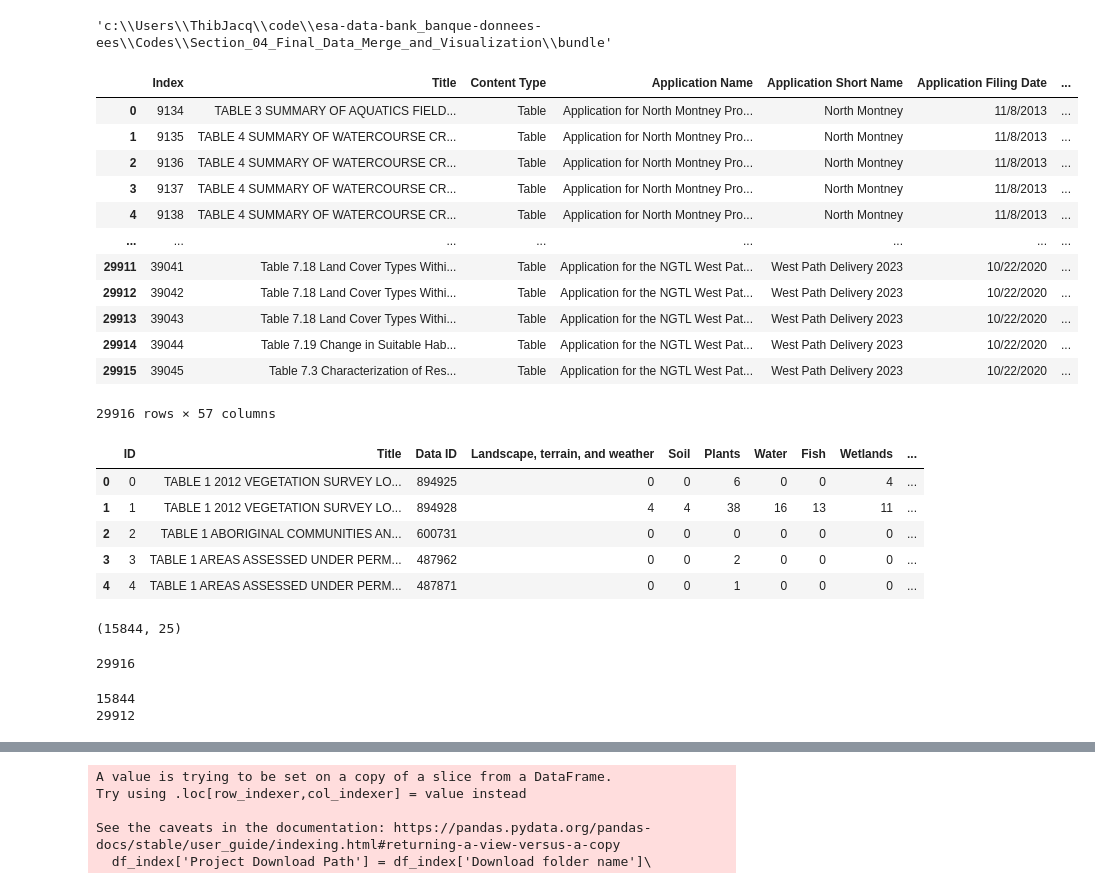
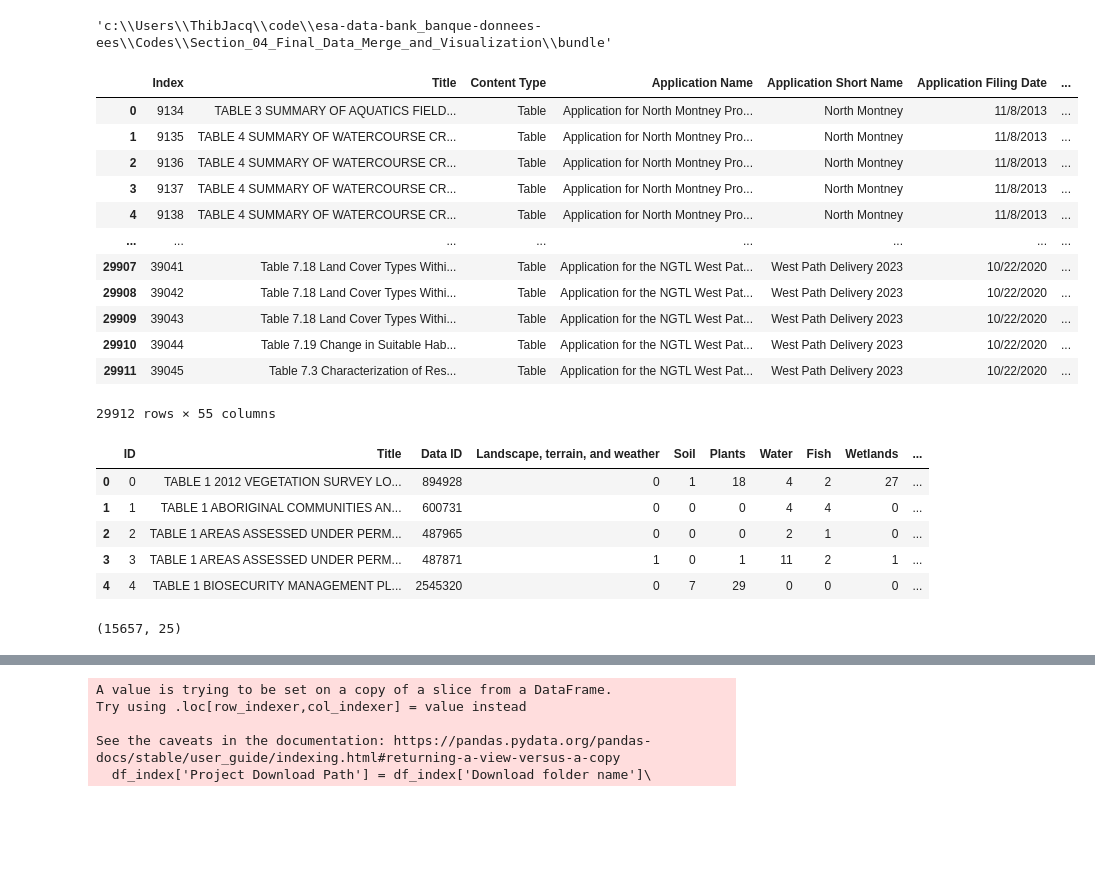
Before and after one commit to CER-REC/esa-data-bank_banque-donnees-ees, a Jupyter notebook: Codes/Section_04_Final_Data_Merge_and_Visualization/bundle/bundle_index.ipynb, the cells around one changed output, grey strips where cells are left out. Saved outputs shown, nothing was run; the diff lists cells and outputs as text; code cells hidden in the pictures; blank space fills up the shorter version.

```diff
--- a/Codes/Section_04_Final_Data_Merge_and_Visualization/bundle/bundle_index.ipynb
+++ b/Codes/Section_04_Final_Data_Merge_and_Visualization/bundle/bundle_index.ipynb
@@ -11,40 +11,42 @@ os.getcwd()
 # %% [output]
 'c:\\Users\\ThibJacq\\code\\esa-data-bank_banque-donnees-ees\\Codes\\Section_04_Final_Data_Merge_and_Visualization\\bundle'
 # %%
-index_with_vcs_eng = str(Path().resolve().parents[1]) + '\\Section_05_VEC_Labeling_for_Tables\\mydata\\esa_index_keyword_labeled_23aug2021.csv'
+index_with_vcs_eng = str(Path().resolve().parents[1]) + '\\Section_05_VEC_Labeling_for_Tables\\mydata\\esa_index_keyword_labeled_2021-08-26_20-24-44.csv'
 index_with_bad_csv_column = str(Path().resolve().parents[1]) + "\\Section_05_VEC_Labeling_for_Tables\\mydata\\ESA_website_ENG_2021_01_28.csv"
 # %%
 df_index_raw = pd.read_csv(index_with_vcs_eng, encoding="utf-8")
 df_index_raw.drop(columns=['text'], inplace=True)
 df_bad_csv_column = pd.read_csv(index_with_bad_csv_column, encoding="utf-8")
 df_index_raw['bad_csv'] = df_bad_csv_column['bad_csv']
 
 
 df_index_raw['Data ID'].replace(to_replace=nan, value=0, inplace=True)
 df_index_raw['Data ID'].replace(to_replace="https://apps.cer-rec.gc.ca/REGDOCS/File/Download/895339", value="895339", inplace=True)
-df_index_raw['bad_csv'].replace(to_replace=nan, value='FALSE', inplace=True)
+df_index_raw['bad_csv'].replace(to_replace=nan, value=bool(False), inplace=True)
+df_index_raw.rename(columns={'CSV Filename': 'filename'}, inplace=True)
+df_index_raw.drop(columns=['csvFileName'], inplace=True)
 
 def df_convert_all_floats_in_column_to_int(df, col_name):
     df[col_name] = df[col_name].astype(float)
     df[col_name] = df[col_name].astype(int)
 
 df_convert_all_floats_in_column_to_int(df_index_raw, "Data ID")
 df_index_raw.drop(columns=["Unnamed: 0"], inplace=True)
 df_index_raw
 # %% [output]
 |  | Index | Title | Content Type | Application Name | Application Short Name | Application Filing Date | ... |
 | 0 | 9134 | TABLE 3 SUMMARY OF AQUATICS FIELD... | Table | Application for North Montney Pro... | North Montney | 11/8/2013 | ... |
 | 1 | 9135 | TABLE 4 SUMMARY OF WATERCOURSE CR... | Table | Application for North Montney Pro... | North Montney | 11/8/2013 | ... |
 | 2 | 9136 | TABLE 4 SUMMARY OF WATERCOURSE CR... | Table | Application for North Montney Pro... | North Montney | 11/8/2013 | ... |
 | 3 | 9137 | TABLE 4 SUMMARY OF WATERCOURSE CR... | Table | Application for North Montney Pro... | North Montney | 11/8/2013 | ... |
 | 4 | 9138 | TABLE 4 SUMMARY OF WATERCOURSE CR... | Table | Application for North Montney Pro... | North Montney | 11/8/2013 | ... |
 | ... | ... | ... | ... | ... | ... | ... | ... |
-| 29911 | 39041 | Table 7.18 Land Cover Types Withi... | Table | Application for the NGTL West Pat... | West Path Delivery 2023 | 10/22/2020 | ... |
-| 29912 | 39042 | Table 7.18 Land Cover Types Withi... | Table | Application for the NGTL West Pat... | West Path Delivery 2023 | 10/22/2020 | ... |
-| 29913 | 39043 | Table 7.18 Land Cover Types Withi... | Table | Application for the NGTL West Pat... | West Path Delivery 2023 | 10/22/2020 | ... |
-| 29914 | 39044 | Table 7.19 Change in Suitable Hab... | Table | Application for the NGTL West Pat... | West Path Delivery 2023 | 10/22/2020 | ... |
-| 29915 | 39045 | Table 7.3 Characterization of Res... | Table | Application for the NGTL West Pat... | West Path Delivery 2023 | 10/22/2020 | ... |
+| 29907 | 39041 | Table 7.18 Land Cover Types Withi... | Table | Application for the NGTL West Pat... | West Path Delivery 2023 | 10/22/2020 | ... |
+| 29908 | 39042 | Table 7.18 Land Cover Types Withi... | Table | Application for the NGTL West Pat... | West Path Delivery 2023 | 10/22/2020 | ... |
+| 29909 | 39043 | Table 7.18 Land Cover Types Withi... | Table | Application for the NGTL West Pat... | West Path Delivery 2023 | 10/22/2020 | ... |
+| 29910 | 39044 | Table 7.19 Change in Suitable Hab... | Table | Application for the NGTL West Pat... | West Path Delivery 2023 | 10/22/2020 | ... |
+| 29911 | 39045 | Table 7.3 Characterization of Res... | Table | Application for the NGTL West Pat... | West Path Delivery 2023 | 10/22/2020 | ... |
-29916 rows × 57 columns
+29912 rows × 55 columns
 # %%
 # list of VCs
 
@@ -76,30 +78,18 @@ df_table_id = df_index_raw.groupby(['Title', 'Data ID'])[labels_list].apply(lamb
 df_table_id.head()
 # %% [output]
 |  | ID | Title | Data ID | Landscape, terrain, and weather | Soil | Plants | Water | Fish | Wetlands | ... |
-| 0 | 0 | TABLE 1 2012 VEGETATION SURVEY LO... | 894925 | 0 | 0 | 6 | 0 | 0 | 4 | ... |
-| 1 | 1 | TABLE 1 2012 VEGETATION SURVEY LO... | 894928 | 4 | 4 | 38 | 16 | 13 | 11 | ... |
-| 2 | 2 | TABLE 1 ABORIGINAL COMMUNITIES AN... | 600731 | 0 | 0 | 0 | 0 | 0 | 0 | ... |
-| 3 | 3 | TABLE 1 AREAS ASSESSED UNDER PERM... | 487962 | 0 | 0 | 2 | 0 | 0 | 0 | ... |
-| 4 | 4 | TABLE 1 AREAS ASSESSED UNDER PERM... | 487871 | 0 | 0 | 1 | 0 | 0 | 0 | ... |
+| 0 | 0 | TABLE 1 2012 VEGETATION SURVEY LO... | 894928 | 0 | 1 | 18 | 4 | 2 | 27 | ... |
+| 1 | 1 | TABLE 1 ABORIGINAL COMMUNITIES AN... | 600731 | 0 | 0 | 0 | 4 | 4 | 0 | ... |
+| 2 | 2 | TABLE 1 AREAS ASSESSED UNDER PERM... | 487965 | 0 | 0 | 0 | 2 | 1 | 0 | ... |
+| 3 | 3 | TABLE 1 AREAS ASSESSED UNDER PERM... | 487871 | 1 | 0 | 1 | 11 | 2 | 1 | ... |
+| 4 | 4 | TABLE 1 BIOSECURITY MANAGEMENT PL... | 2545320 | 0 | 7 | 29 | 0 | 0 | 0 | ... |
 # %%
 df_table_id.shape
 # %% [output]
-(15844, 25)
+(15657, 25)
 # %%
-# =============================== Prepare index dataframe ===============================
-df_index_raw = pd.read_csv(index_filepath_eng)
-
-print(len(df_index_raw))
 # Create a temporary column in the index dataframe as table identification
 df_table_id = df_index_raw.groupby(['Title', 'Data ID'])[labels_list].apply(lambda x : x.astype(int).sum())\
 .reset_index().reset_index().rename(columns={'index': 'ID'})
 df_index_raw = df_index_raw.merge(df_table_id, left_on=['Title', 'Data ID'], right_on=['Title', 'Data ID'], suffixes=('_x', ''))
 df_index_raw.drop(df_index_raw.filter(regex='_x$').columns, axis=1, inplace=True)
-# %% [output]
-29916
-# %%
-print(len(df_table_id))
-print(len(df_index_raw))
-# %% [output]
-15844
-29912
```
Also changed, not shown: parts of 7 cells of this notebook.
